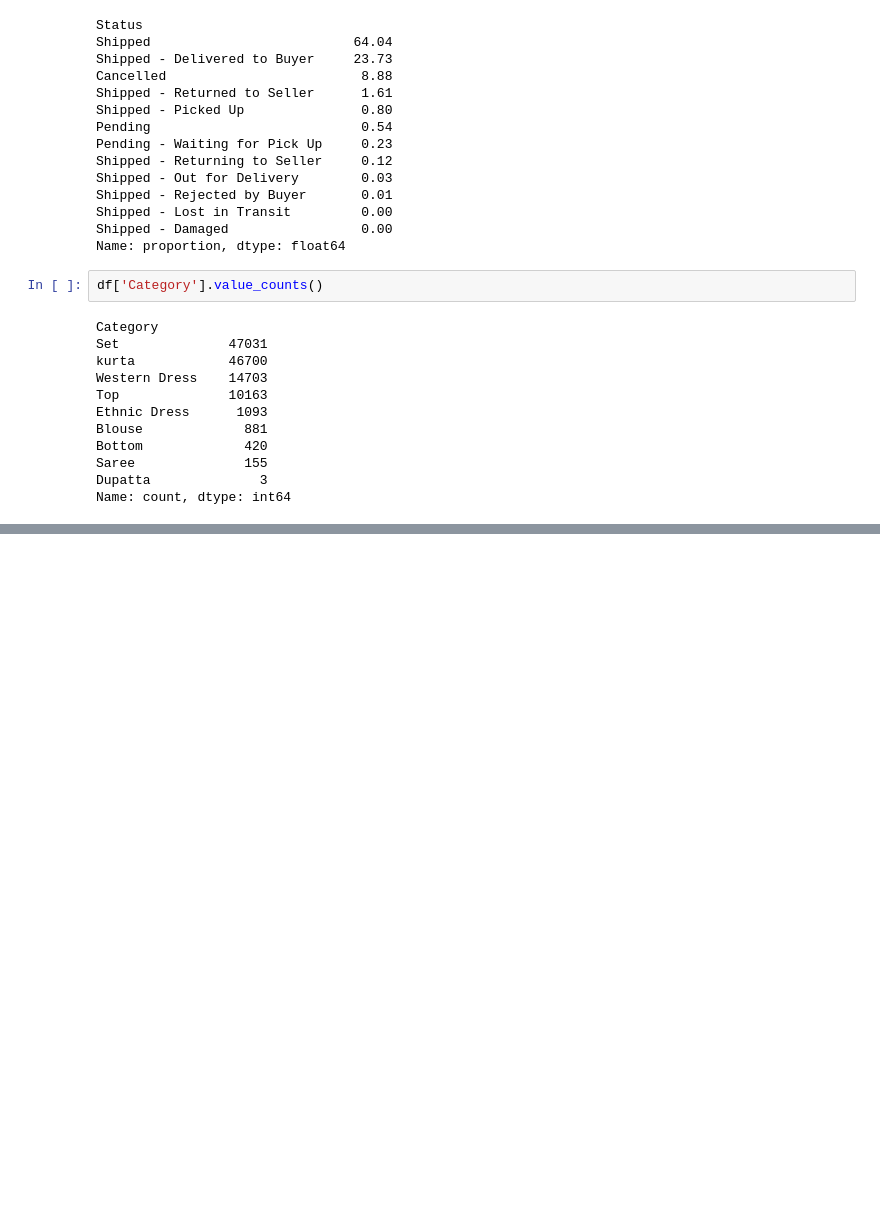
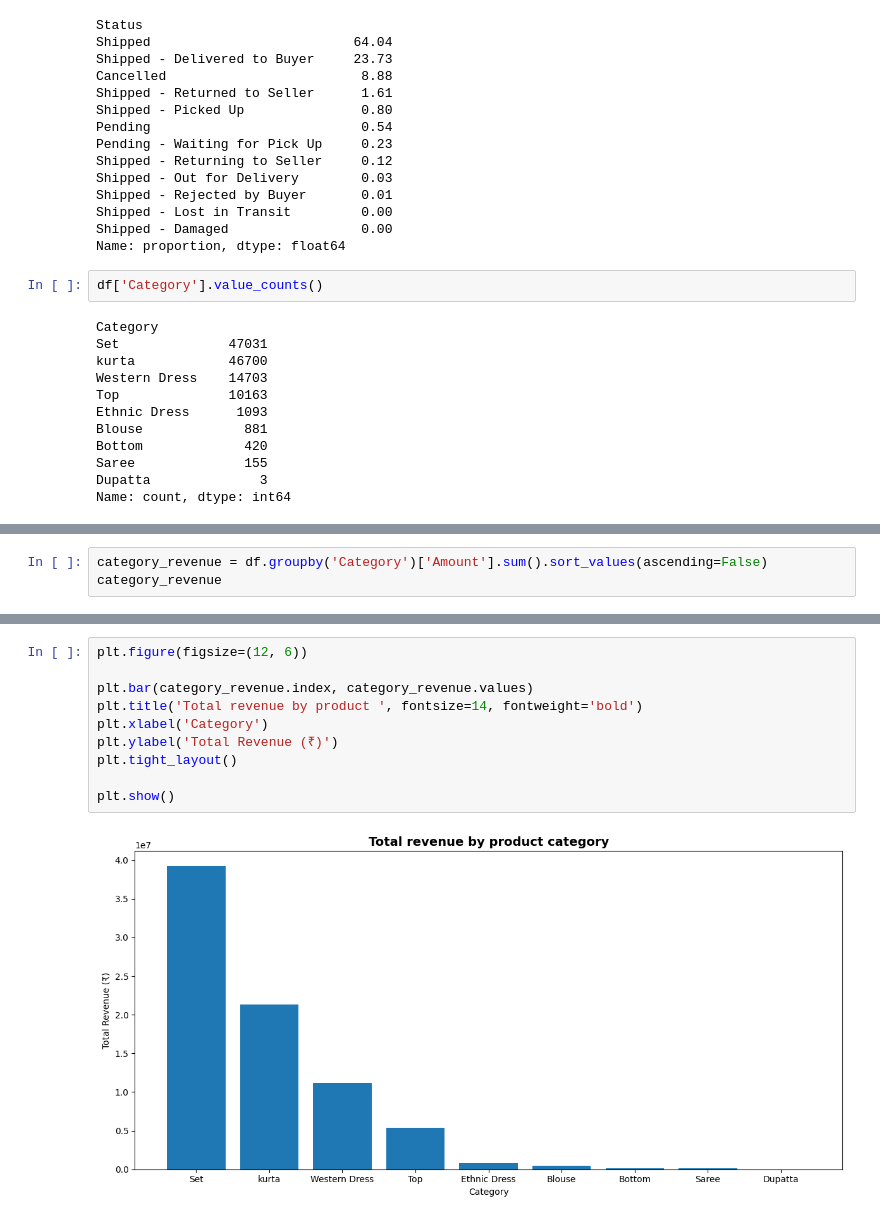
Before and after one commit to codebynishan/amazon-sales-analysis, a Jupyter notebook: EDA.ipynb, the cells around one changed output, grey strips where cells are left out. Cells and saved outputs as stored; diff of their text form; blank space fills up the shorter version.

```diff
--- a/EDA.ipynb
+++ b/EDA.ipynb
@@ -278,0 +322,3 @@ Name: count, dtype: int64
+# %%
+category_revenue = df.groupby('Category')['Amount'].sum().sort_values(ascending=False)
+category_revenue
@@ -278,0 +396,12 @@ Name: count, dtype: int64
+# %%
+plt.figure(figsize=(12, 6))
+
+plt.bar(category_revenue.index, category_revenue.values)
+plt.title('Total revenue by product ', fontsize=14, fontweight='bold')
+plt.xlabel('Category')
+plt.ylabel('Total Revenue (₹)')
+plt.tight_layout()
+
+plt.show()
+# %% [output]
+[figure, added]
```
Also changed, not shown: parts of 13 cells of this notebook.
